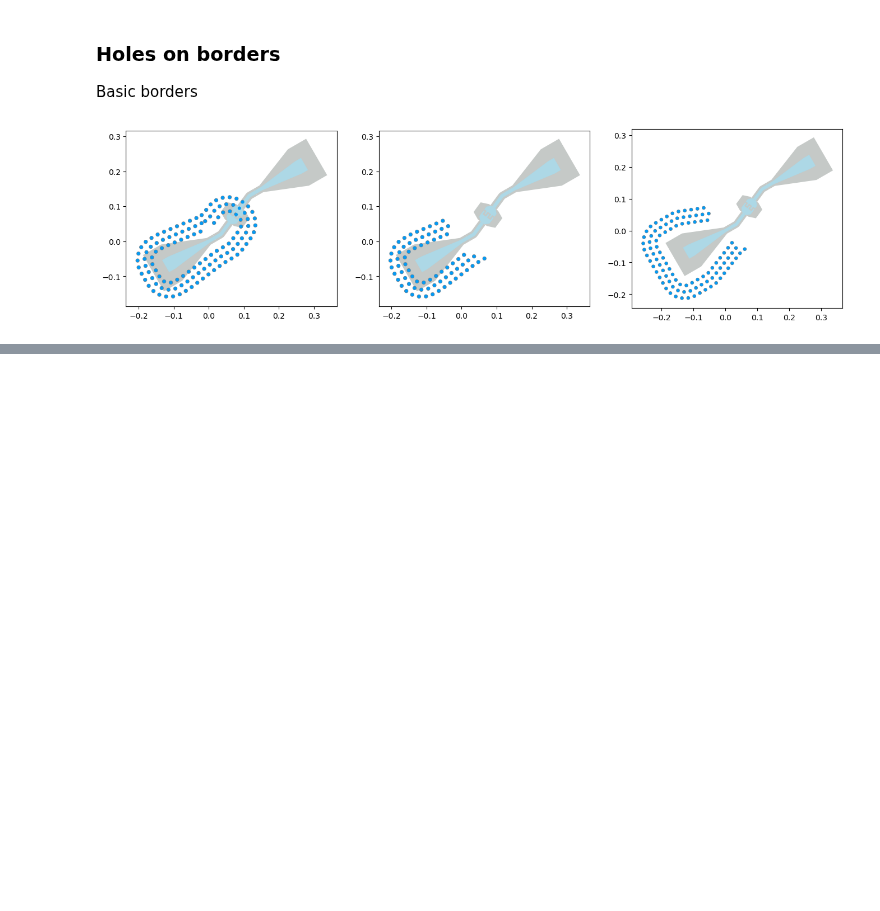
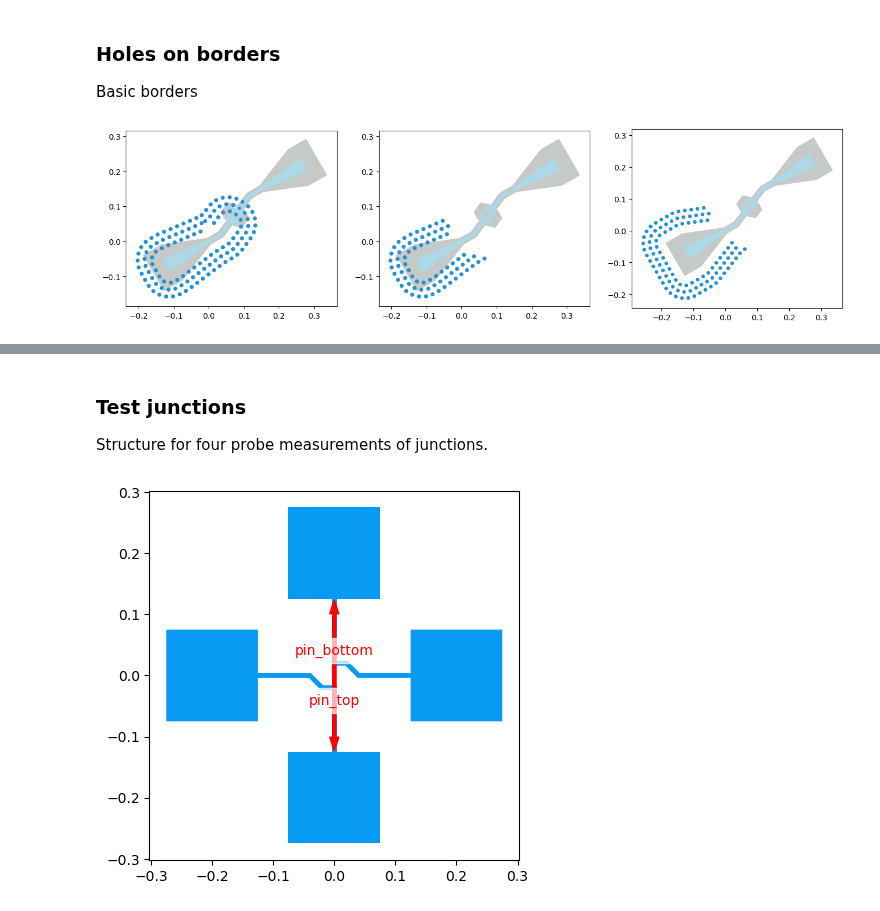
Before and after one commit to 6biscuits/SQDMetal, a Jupyter notebook: .doctrees/nbsphinx/comps/Comps_All.ipynb, the cells around one changed output, grey strips where cells are left out. Drawn from its saved outputs; the diff is of its cells as text; code cells hidden in the pictures; blank space fills up the shorter version.

```diff
--- a/.doctrees/nbsphinx/comps/Comps_All.ipynb
+++ b/.doctrees/nbsphinx/comps/Comps_All.ipynb
@@ -1535,0 +1618,17 @@ QUtilities.plot_highlight_component('leHoles', design, ax=axs[2])
+# %% [markdown]
+### Test junctions <a class="anchor" id="test-junctions"></a>
+
+Structure for four probe measurements of junctions.
+# %%
+from SQDMetal.Comps.Miscellaneous import FourProbeJJ
+
+from SQDMetal.Comps.Junctions import JunctionDolanPinStretch
+design.delete_all_components()
+
+#FOUR PROBE STRUCTURE#######
+FourProbeJJ(design, "fourprobe", options=Dict(pocket=False))
+############################
+
+QUtilities.plot_highlight_component('fourprobe', design, arrow_width=5e-3)
+# %% [output]
+[figure, added]
```
Also changed, not shown: parts of 9 cells of this notebook, 25 other files.
